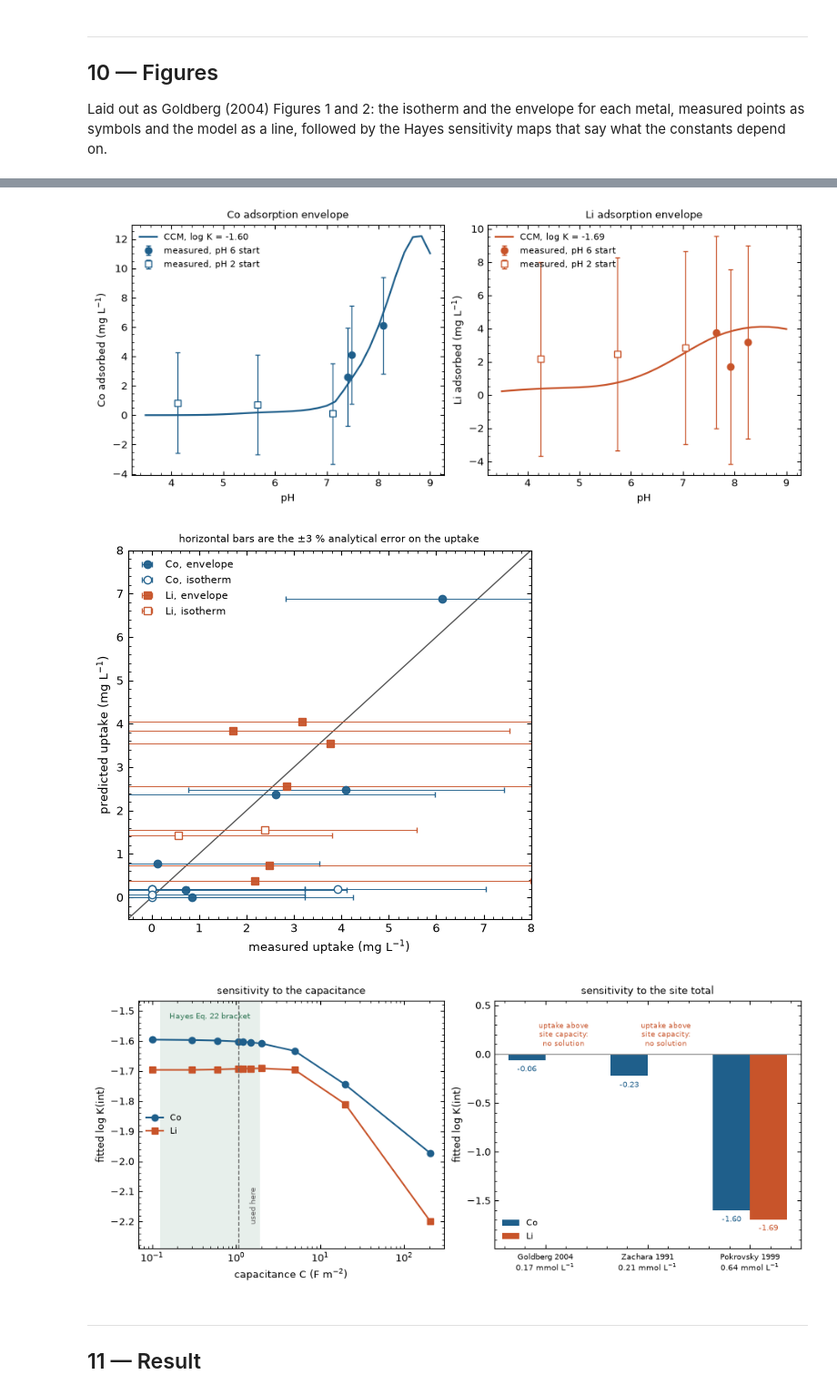
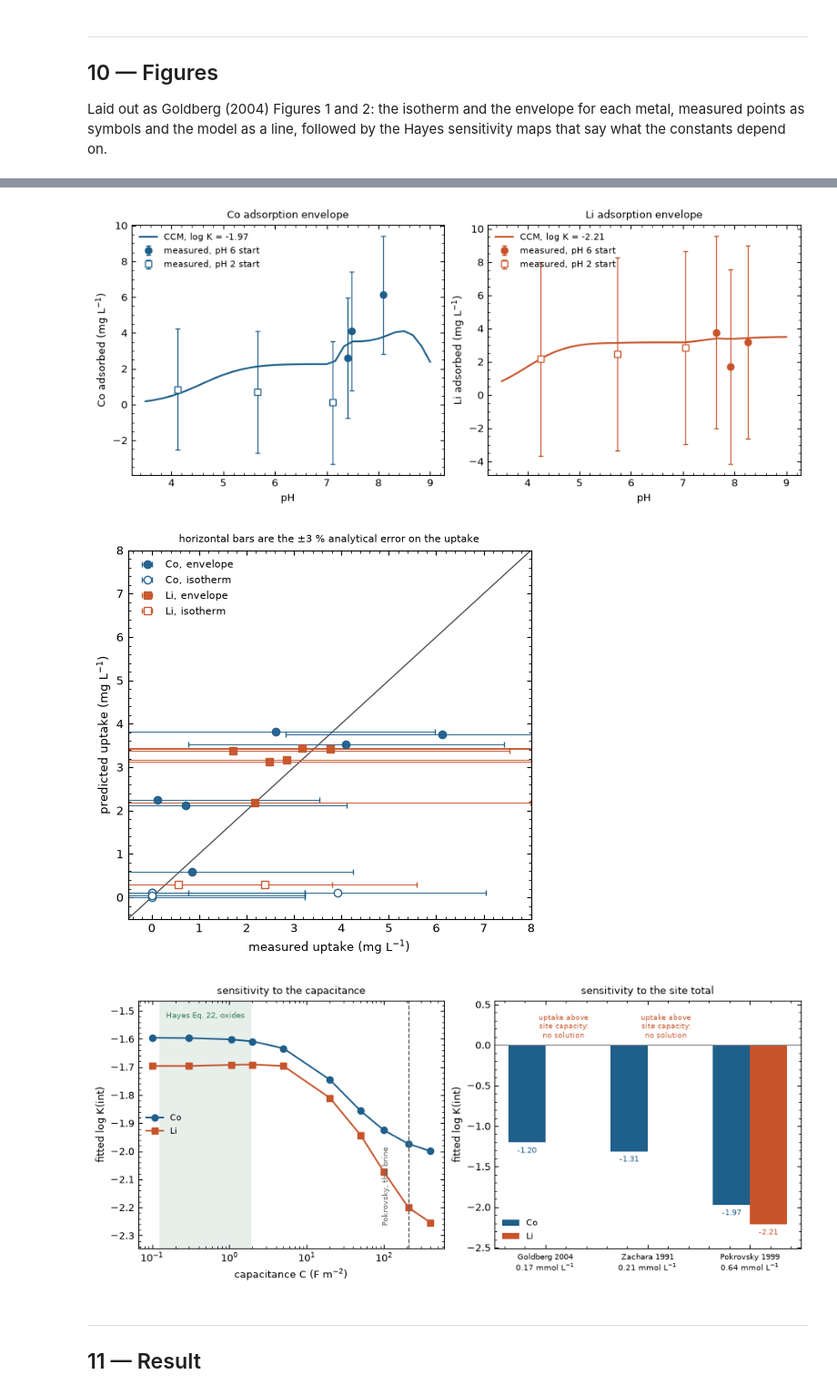
Before and after one commit to Marwa-2024/CCM-to-determine-Log-K-, a Jupyter notebook: CCM_FITEQL_LiCo_dolomite.ipynb, the cells around one changed output, grey strips where cells are left out. Shown at 91% size. Drawn from its saved outputs; the diff is of its cells as text; code cells hidden in the pictures.

```diff
--- a/CCM_FITEQL_LiCo_dolomite.ipynb
+++ b/CCM_FITEQL_LiCo_dolomite.ipynb
@@ -499,7 +515,7 @@ def invert_logK(metal, pH, Ca_ppm, Mg_ppm, Ceq_ppm, uptake_M, I, nt=None, C_cap=
                 aCO3=None, davies=True):
     """One constant from one measurement, the way Ioannou & Dimirkou fitted one per pH."""
     nt = NT_BASE if nt is None else nt
-    C_cap = C_CAP if C_cap is None else C_cap
+    C_cap = c_pokrovsky(I) if C_cap is None else C_cap
     z = Z_ION[metal]
     g1, g2 = (gam(1, I), gam(2, I)) if davies else (1.0, 1.0)
     aH, aCO3 = background(pH, aCO3)
@@ -516,7 +532,7 @@ def predict_Ceq(metal, pH, Ca_ppm, Mg_ppm, C0_ppm, logK_Me, I, nt=None, C_cap=No
                 aCO3=None, davies=True):
     """Forward model: total metal in, equilibrium dissolved metal out."""
     nt = NT_BASE if nt is None else nt
-    C_cap = C_CAP if C_cap is None else C_cap
+    C_cap = c_pokrovsky(I) if C_cap is None else C_cap
     z = Z_ION[metal]
     g1, g2 = (gam(1, I), gam(2, I)) if davies else (1.0, 1.0)
     aH, aCO3 = background(pH, aCO3)
@@ -532,26 +548,30 @@ def predict_Ceq(metal, pH, Ca_ppm, Mg_ppm, C0_ppm, logK_Me, I, nt=None, C_cap=No
         D = 0.5*D + 0.5*nxt
     return D*MM[metal]*1e3, st
 
-print("  Surface potential and charge against pH, at the two capacitances, with no metal present:")
+print("  Surface potential and charge against pH, with no metal present, at Pokrovsky's")
+print(f"  capacitance for this brine ({C_SINGLE:.0f} F/m2) and at the oxide value ({C_OXIDE:.2f} F/m2) for comparison:")
 _sw = []
 for _pH in [4.0, 5.0, 6.0, 7.0, 8.0, 9.0]:
     _aH, _aC = background(_pH)
-    _a = solve_psi(_aH, _aC, 1e-4, 1e-4, 1e-12, 2, -99, NT_BASE, C_CAP)
-    _b = solve_psi(_aH, _aC, 1e-4, 1e-4, 1e-12, 2, -99, NT_BASE, C_OLD)
+    _a = solve_psi(_aH, _aC, 1e-4, 1e-4, 1e-12, 2, -99, NT_BASE, C_SINGLE)
+    _b = solve_psi(_aH, _aC, 1e-4, 1e-4, 1e-12, 2, -99, NT_BASE, C_OXIDE)
     _sw.append(dict(pH=_pH, sigma_mmol_m2=_a["sigma"]/F_CONST*1e3,
-                    psi_mV_C106=1e3*_a["psi"], boltz_C106=_a["b"],
-                    psi_mV_C207=1e3*_b["psi"], boltz_C207=_b["b"]))
+                    psi_mV_pok=1e3*_a["psi"], boltz_pok=_a["b"],
+                    psi_mV_oxide=1e3*_b["psi"], boltz_oxide=_b["b"]))
 _sw = pd.DataFrame(_sw); show(_sw)
-print(f"\n  The Boltzmann factor spans {_sw.boltz_C106.min():.3f} to {_sw.boltz_C106.max():.2f} at C = {C_CAP} F/m2, and only {_sw.boltz_C207.min():.2f} to {_sw.boltz_C207.max():.2f} at")
-print(f"  C = {C_OLD:.0f} F/m2. In the log units a constant is reported in, that is a correction of up to")
-print(f"  {abs(np.log10(_sw.boltz_C106)).max():.2f} log units against {abs(np.log10(_sw.boltz_C207)).max():.2f}, so the earlier capacitance suppressed the")
-print(f"  electrostatic term by a factor of {abs(np.log10(_sw.boltz_C106)).max()/abs(np.log10(_sw.boltz_C207)).max():.0f} and left a mass action model behind.")
-print(f"\n  Two checks before any metal constant is asked of the model. It crosses zero charge near")
-print(f"  pH {_sw.pH[(_sw.sigma_mmol_m2.abs()).idxmin()]:.0f}, against the pH 7.5 to 8.5 point of zero charge reported for dolomite. And its")
-print(f"  charge reaches {_sw.sigma_mmol_m2.abs().max():.4f} mmol/m2 over the pH 4 to 9 window of these experiments, about an")
-print("  order of magnitude below the 0.01 to 0.02 mmol/m2 Pokrovsky, Schott & Thomas report at the")
-print("  extremes of titrations that ran to pH 3 and pH 11. Both are the right sign and the right")
-print("  order, which is as much as a transferred constant set can be asked to deliver.")
+print(f"\n  At Pokrovsky's capacitance the potential runs from {_sw.psi_mV_pok.max():+.1f} to {_sw.psi_mV_pok.min():+.1f} mV, which is the")
+print("  range a carbonate surface is actually observed to reach, and the Boltzmann factor spans")
+print(f"  {_sw.boltz_pok.min():.2f} to {_sw.boltz_pok.max():.2f}, a correction of up to {abs(np.log10(_sw.boltz_pok)).max():.2f} log units. The oxide capacitance would")
+print(f"  put the potential at {_sw.psi_mV_oxide.max():+.0f} mV, which no measurement of a carbonate surface supports.")
+print("  Holding the constants and the capacitance together, as Pokrovsky fitted them, is what")
+print("  keeps the electrostatic term the size their titrations say it should be.")
+print(f"\n  Two checks before any metal constant is asked of the model. The model crosses zero charge")
+print(f"  near pH {_sw.pH[(_sw.sigma_mmol_m2.abs()).idxmin()]:.0f}, against the pH 7.5 to 8.5 point of zero charge reported for dolomite. And its")
+print(f"  charge reaches {_sw.sigma_mmol_m2.abs().max():.4f} mmol/m2 at the ends of the pH 4 to 9 window, which falls inside the")
+print("  0.01 to 0.02 mmol/m2 Pokrovsky, Schott & Thomas measured by titration. Holding their")
+print("  capacitance with their constants reproduces their own surface charge, which the oxide")
+print("  capacitance does not: at 1.06 F/m2 a charge of 0.02 mmol/m2 would require a potential of")
+print(f"  {0.02e-3*F_CONST/C_OXIDE*1e3:,.0f} mV. That is the internal consistency check that decides the parameterisation.")
 # %% [output]
 ====================================================================================================
 6  The constant capacitance model
@@ -940,45 +963,45 @@ ax = axes[0]
 ax.axvspan(C_HAYES_LO, C_HAYES_HI, color=COL["green"], alpha=0.12, lw=0)
 for m in ["Co", "Li"]:
     ax.plot(sens_C.C_F_m2, sens_C[f"logK_{m}"], MK[m] + "-", color=COL[m], label=m)
-ax.axvline(C_CAP, color="0.4", ls="--", lw=1)
+ax.axvline(C_SINGLE, color="0.4", ls="--", lw=1)
 ax.set_xscale("log"); ax.set_xlabel("capacitance C (F m$^{-2}$)")
 ax.set_ylabel("fitted log K(int)")
 _y0, _y1 = ax.get_ylim(); ax.set_ylim(_y0 - 0.06, _y1 + 0.10)
-ax.text(np.sqrt(C_HAYES_LO*C_HAYES_HI), _y1 + 0.06, "Hayes Eq. 22 bracket",
+ax.text(np.sqrt(C_HAYES_LO*C_HAYES_HI), _y1 + 0.06, "Hayes Eq. 22, oxides",
         fontsize=7.5, color=COL["green"], ha="center", va="top")
-ax.text(C_CAP*1.35, _y0 + 0.02, "used here", fontsize=7.5, color="0.4",
+ax.text(C_SINGLE*0.45, _y0 + 0.02, "Pokrovsky, this brine", fontsize=7.5, color="0.4",
         va="bottom", rotation=90)
 ax.legend(loc="center left")
 ax.set_title("sensitivity to the capacitance", fontsize=9.5)
 
 ax = axes[1]
 xs = np.arange(len(sens_N)); w = 0.36
 _lo = float(np.nanmin([sens_N.logK_Co.min(), sens_N.logK_Li.min()]))
 ax.set_ylim(_lo - 0.30, 0.55)
 for i, m in enumerate(["Co", "Li"]):
     v = sens_N[f"logK_{m}"].values.astype(float)
     ax.bar(xs + (i - 0.5)*w, np.nan_to_num(v), w, color=COL[m], label=m)
     for x, y in zip(xs + (i - 0.5)*w, v):
         if np.isfinite(y):
             ax.text(x, y - 0.05, f"{y:.2f}", ha="center", va="top", fontsize=7.5, color=COL[m])
         else:
             ax.text(x, 0.06, "uptake above\nsite capacity:\nno solution",
                     ha="center", va="bottom", fontsize=6.6, color=COL[m])
 ax.set_xticks(xs)
 ax.set_xticklabels([f"{r.site_source}\n{r.N_t_mmolL:.2f} mmol L$^{{-1}}$"
                     for _, r in sens_N.iterrows()], fontsize=7.4)
 ax.axhline(0, color="0.5", lw=0.8)
 ax.set_ylabel("fitted log K(int)")
 ax.set_title("sensitivity to the site total", fontsize=9.5)
 ax.legend(loc="lower left")
 savefig(fig, "CCM_Fig3_hayes_sensitivity")
 # %% [output]
 ====================================================================================================
 10  Figures
 ====================================================================================================
-[figure, old version]
+[figure, new version]
-[figure, old version]
+[figure, new version]
-[figure, old version]
+[figure, new version]
 # %% [markdown]
 ---
 ## 11 — Result
```
Also changed, not shown: parts of 7 cells of this notebook, 9 other files.
